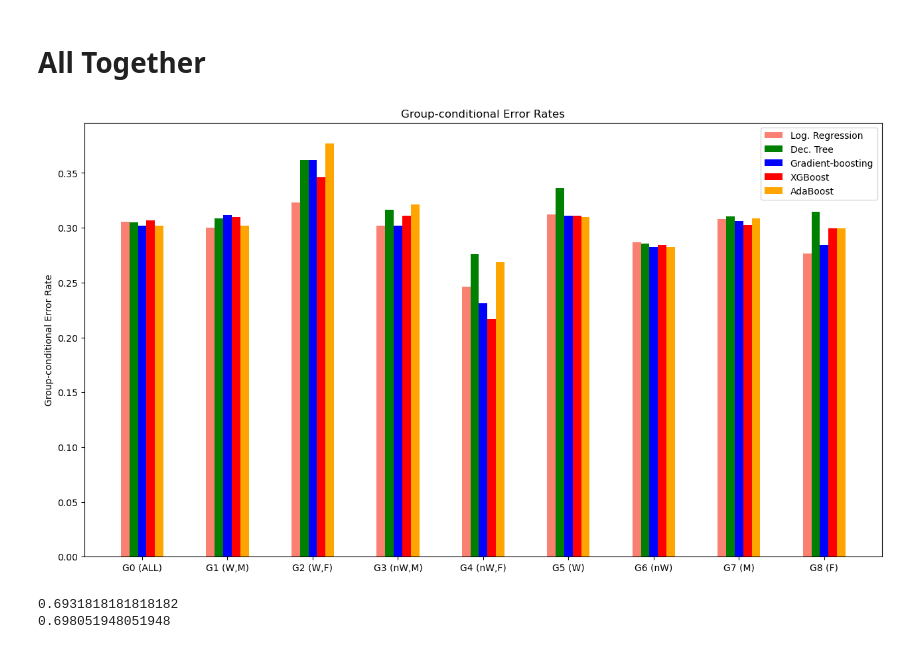
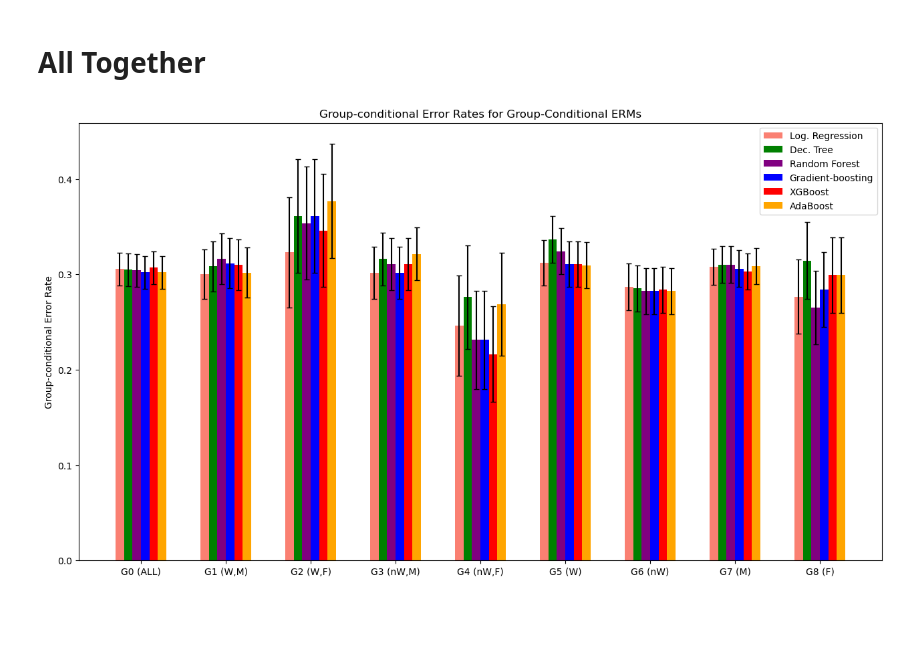
Before and after one commit to samuel-deng/tree_robust, a Jupyter notebook: experiments_compas_agreement.ipynb, the cells around one changed output. Drawn from its saved outputs; the diff is of its cells as text; code cells hidden in the pictures; blank space fills up the shorter version.

```diff
--- a/experiments_compas_agreement.ipynb
+++ b/experiments_compas_agreement.ipynb
@@ -930,14 +706,7 @@ else:
     with open(preds_path, 'wb') as handle:
         pickle.dump(yhats, handle, protocol=pickle.HIGHEST_PROTOCOL)
 
-xgb_test_err = {}
-for g in range(num_groups):
-    xgb_test_err[g] = np.mean(y_test[group_test[g]] != yhats[g][group_test[g]])
-    print('group {0} ({4}): {1} (+/-{2}; n={3})'.format(g, xgb_test_err[g], std_err(xgb_test_err[g], num_group_test[g]), num_group_test[g], group_names[g]))
-
-xgb_erm_test_err = {}
-for g in range(num_groups):
-    xgb_erm_test_err[g] = np.mean(y_test[group_test[g]] != yhats[0][group_test[g]])
+xgb_test_err, xgb_std_err, xgb_erm_test_err, xgb_erm_std_err = group_test_errs(yhats, y_test, group_test, num_groups, num_group_test, group_names)
 # %% [output]
 group 0 (ALL): 0.306999306999307 (+/-0.01717186099756068; n=1443)
 group 1 (W,M): 0.31006493506493504 (+/-0.02635451802786166; n=616)
@@ -1252,14 +792,7 @@ else:
     with open(preds_path, 'wb') as handle:
         pickle.dump(yhats, handle, protocol=pickle.HIGHEST_PROTOCOL)
 
-ada_test_err = {}
-for g in range(num_groups):
-    ada_test_err[g] = np.mean(y_test[group_test[g]] != yhats[g][group_test[g]])
-    print('group {0} ({4}): {1} (+/-{2}; n={3})'.format(g, ada_test_err[g], std_err(ada_test_err[g], num_group_test[g]), num_group_test[g], group_names[g]))
-
-ada_erm_test_err = {}
-for g in range(num_groups):
-    ada_erm_test_err[g] = np.mean(y_test[group_test[g]] != yhats[0][group_test[g]])
+ada_test_err, ada_std_err, ada_erm_test_err, ada_erm_std_err = group_test_errs(yhats, y_test, group_test, num_groups, num_group_test, group_names)
 # %% [output]
 group 0 (ALL): 0.30214830214830213 (+/-0.017095172250837197; n=1443)
 group 1 (W,M): 0.30194805194805197 (+/-0.026159812657746695; n=616)
@@ -1382,43 +847,31 @@ plt.show()
 # %%
 # Error rate plots
 fig, ax = plt.subplots()
 fig.set_size_inches(15.5, 8.5)
 bar_width = 0.1
 index = np.arange(num_groups)
 
 for g in range(num_groups):
     if g == 0:
-        ax.bar(g - 2 * bar_width, lr_test_err[g], bar_width, label="Log. Regression", color="salmon")
-        ax.bar(g - 1 * bar_width, dt_test_err[g], bar_width, label="Dec. Tree", color="green")
-        ax.bar(g, gb_test_err[g], bar_width, label="Gradient-boosting", color="blue")
-        ax.bar(g + 1 * bar_width, xgb_test_err[g], bar_width, label="XGBoost", color="red")
-        ax.bar(g + 2 * bar_width, ada_test_err[g], bar_width, label="AdaBoost", color="orange")
+        ax.bar(g - 2.5 * bar_width, lr_test_err[g], bar_width, yerr=lr_std_err[g], capsize=3, label="Log. Regression", color="salmon")
+        ax.bar(g - 1.5 * bar_width, dt_test_err[g], bar_width, yerr=dt_std_err[g], capsize=3, label="Dec. Tree", color="green")
+        ax.bar(g - 0.5 * bar_width, rf_test_err[g], bar_width, yerr=rf_std_err[g], capsize=3, label="Random Forest", color="purple")
+        ax.bar(g + 0.5 * bar_width, gb_test_err[g], bar_width, yerr=gb_std_err[g], capsize=3, label="Gradient-boosting", color="blue")
+        ax.bar(g + 1.5 * bar_width, xgb_test_err[g], bar_width, yerr=xgb_std_err[g], capsize=3, label="XGBoost", color="red")
+        ax.bar(g + 2.5 * bar_width, ada_test_err[g], bar_width, yerr=ada_std_err[g], capsize=3, label="AdaBoost", color="orange")
     else:
-        ax.bar(g - 2 * bar_width, lr_test_err[g], bar_width, color="salmon")
-        ax.bar(g - 1 * bar_width, dt_test_err[g], bar_width, color="green")
-        ax.bar(g, gb_test_err[g], bar_width, color="blue")
-        ax.bar(g + 1 * bar_width, xgb_test_err[g], bar_width, color="red")
-        ax.bar(g + 2 * bar_width, ada_test_err[g], bar_width, color="orange")
+        ax.bar(g - 2.5 * bar_width, lr_test_err[g], bar_width, yerr=lr_std_err[g], capsize=3, color="salmon")
+        ax.bar(g - 1.5 * bar_width, dt_test_err[g], bar_width, yerr=dt_std_err[g], capsize=3, color="green")
+        ax.bar(g - 0.5 * bar_width, rf_test_err[g], bar_width, yerr=rf_std_err[g], capsize=3, color="purple")
+        ax.bar(g + 0.5 * bar_width, gb_test_err[g], bar_width, yerr=gb_std_err[g], capsize=3, color="blue")
+        ax.bar(g + 1.5 * bar_width, xgb_test_err[g], bar_width, yerr=xgb_std_err[g], capsize=3, color="red")
+        ax.bar(g + 2.5 * bar_width, ada_test_err[g], bar_width, yerr=ada_std_err[g], capsize=3, color="orange")
 ax.set_ylabel('Group-conditional Error Rate')
-ax.set_title('Group-conditional Error Rates')
+ax.set_title('Group-conditional Error Rates for Group-Conditional ERMs')
 
 xticks = ['G{} ({})'.format(g, group_names[g]) for g in range(num_groups)]
 ax.set_xticks(index, xticks)
 ax.legend()
 plt.show()
 # %% [output]
-[figure, old version]
+[figure, new version]
-# %%
-from sklearn.metrics import accuracy_score
-
-g1_lr = logreg_models[1]
-g5_lr = logreg_models[5]
-g7_lr = logreg_models[7]
-
-g5_yhats = g5_lr.predict(col_transf.transform(X_test[group_test[1]]))
-print(accuracy_score(y_test[group_test[1]], g5_yhats))
-g7_yhats = g7_lr.predict(col_transf.transform(X_test[group_test[1]]))
-print(accuracy_score(y_test[group_test[1]], g7_yhats))
-# %% [output]
-0.6931818181818182
-0.698051948051948
```
Also changed, not shown: parts of 40 cells of this notebook, 1 other file.
